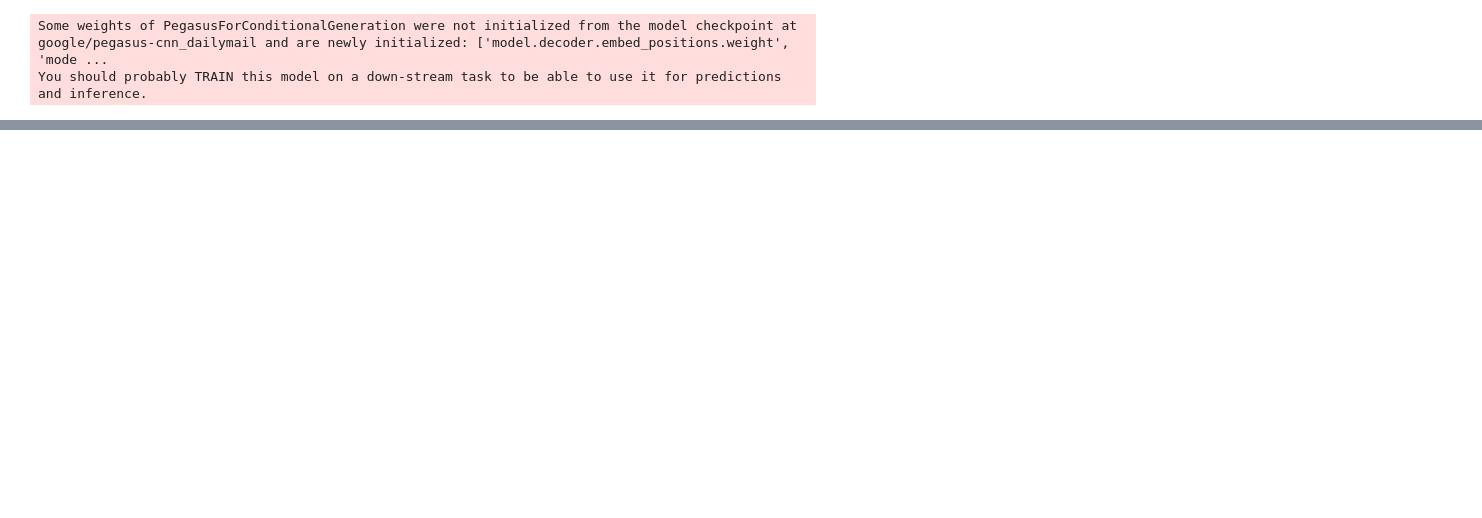
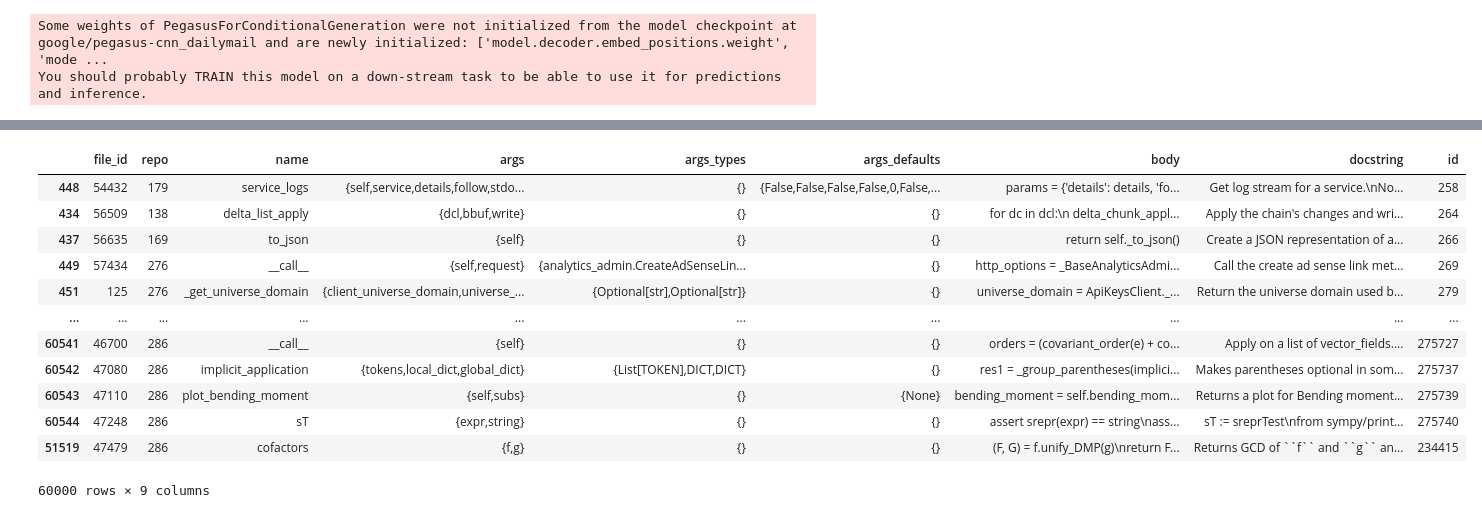
Before and after one commit to Lord225/datamining-on-pypl, a Jupyter notebook: transformers/train_model.ipynb, the cells around one changed output, grey strips where cells are left out. Drawn from its saved outputs; the diff is of its cells as text; code cells hidden in the pictures; blank space fills up the shorter version.

```diff
--- a/transformers/train_model.ipynb
+++ b/transformers/train_model.ipynb
@@ -90,0 +91,3 @@ short_docstring = [summarize_docstring(doc) for doc in tqdm(values['docstring'])
+# %%
+querrynew = ["summarize to docstring: " + doc for doc in values['docstring']]
+querrynew
@@ -90,0 +112,12 @@ short_docstring = [summarize_docstring(doc) for doc in tqdm(values['docstring'])
+# %%
+querry = ["summarize to docstring: " + doc for doc in values['docstring']]
+# %%
+from tqdm import tqdm
+
+restored_indexes = []
+
+for q in tqdm(querry):
+    # find q in querrynew
+    restored_indexes.append(querrynew.index(q))
+
+restored_indexes
@@ -90,0 +142,18 @@ short_docstring = [summarize_docstring(doc) for doc in tqdm(values['docstring'])
+# %%
+values = values.iloc[restored_indexes]
+
+values
+# %% [output]
+|  | file_id | repo | name | args | args_types | args_defaults | body | docstring | id |
+| 448 | 54432 | 179 | service_logs | {self,service,details,follow,stdo... | {} | {False,False,False,False,0,False,... | params = {'details': details, 'fo... | Get log stream for a service.\nNo... | 258 |
+| 434 | 56509 | 138 | delta_list_apply | {dcl,bbuf,write} | {} | {} | for dc in dcl:\n delta_chunk_appl... | Apply the chain's changes and wri... | 264 |
+| 437 | 56635 | 169 | to_json | {self} | {} | {} | return self._to_json() | Create a JSON representation of a... | 266 |
+| 449 | 57434 | 276 | __call__ | {self,request} | {analytics_admin.CreateAdSenseLin... | {} | http_options = _BaseAnalyticsAdmi... | Call the create ad sense link met... | 269 |
+| 451 | 125 | 276 | _get_universe_domain | {client_universe_domain,universe_... | {Optional[str],Optional[str]} | {} | universe_domain = ApiKeysClient._... | Return the universe domain used b... | 279 |
+| ... | ... | ... | ... | ... | ... | ... | ... | ... | ... |
+| 60541 | 46700 | 286 | __call__ | {self} | {} | {} | orders = (covariant_order(e) + co... | Apply on a list of vector_fields.... | 275727 |
+| 60542 | 47080 | 286 | implicit_application | {tokens,local_dict,global_dict} | {List[TOKEN],DICT,DICT} | {} | res1 = _group_parentheses(implici... | Makes parentheses optional in som... | 275737 |
+| 60543 | 47110 | 286 | plot_bending_moment | {self,subs} | {} | {None} | bending_moment = self.bending_mom... | Returns a plot for Bending moment... | 275739 |
+| 60544 | 47248 | 286 | sT | {expr,string} | {} | {} | assert srepr(expr) == string\nass... | sT := sreprTest\nfrom sympy/print... | 275740 |
+| 51519 | 47479 | 286 | cofactors | {f,g} | {} | {} | (F, G) = f.unify_DMP(g)\nreturn F... | Returns GCD of ``f`` and ``g`` an... | 234415 |
+60000 rows × 9 columns
```
Also changed, not shown: parts of 23 cells of this notebook.
